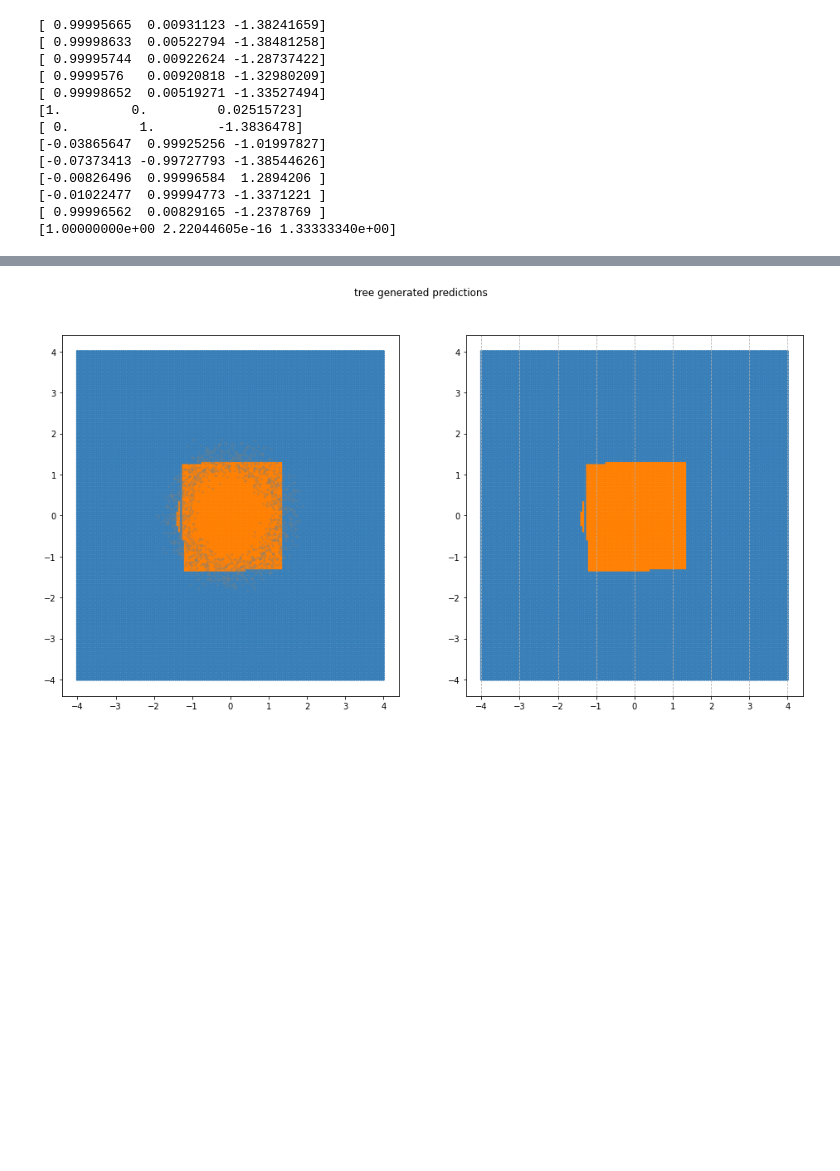
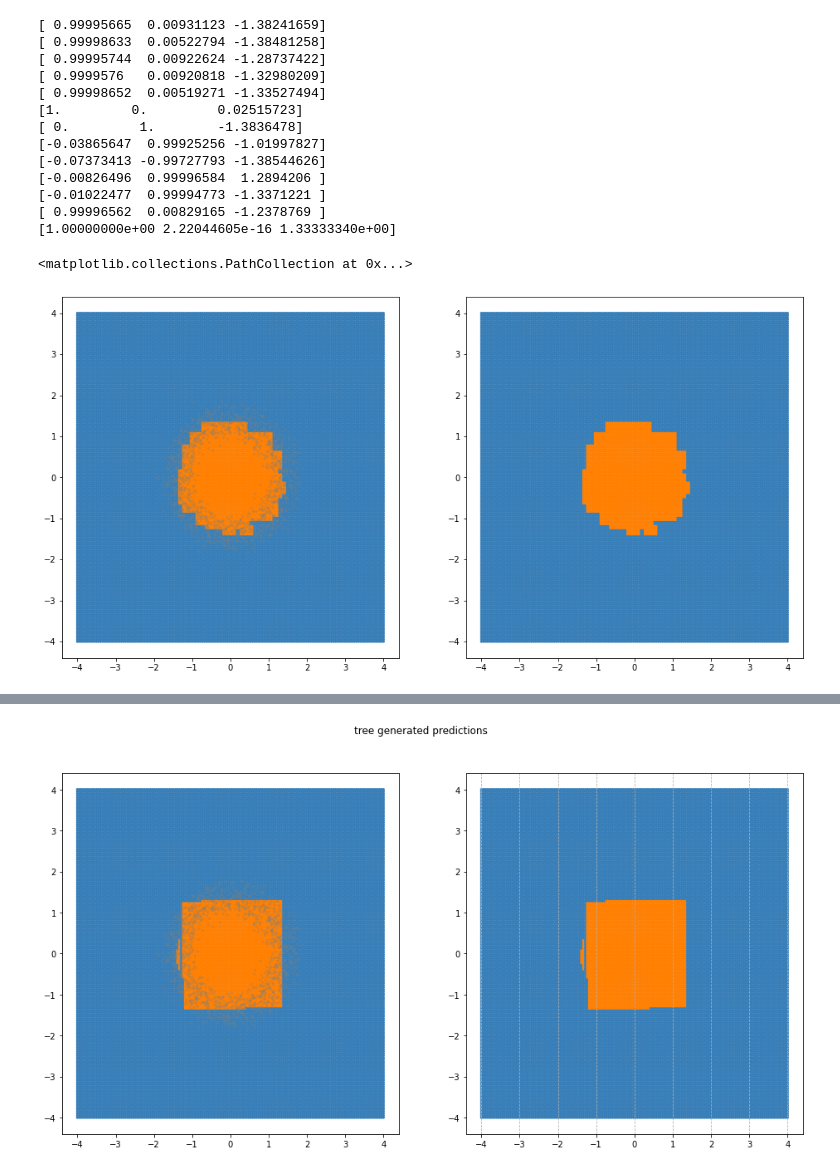
Before and after one commit to junzeye/OCT_vs_NN, a Jupyter notebook: 2D_experiments/scratch_circle.ipynb, the cells around one changed output, grey strips where cells are left out. Drawn from its saved outputs; the diff is of its cells as text; code cells hidden in the pictures; blank space fills up the shorter version.

```diff
--- a/2D_experiments/scratch_circle.ipynb
+++ b/2D_experiments/scratch_circle.ipynb
@@ -245,6 +261,18 @@ for n in nodes:
 [-0.01022477  0.99994773 -1.3371221 ]
 [ 0.99996562  0.00829165 -1.2378769 ]
 [1.00000000e+00 2.22044605e-16 1.33333340e+00]
+# %%
+# CART: axis-parallel splits
+# tree depth = 7
+fig, (ax1, ax2) = plt.subplots(1, 2, figsize=(16, 8))
+
+ax1.scatter(grid_x[:,0], grid_x[:,1], color = colors[grid_y_pred], s = 5)
+ax1.scatter(moon_x[:,0], moon_x[:,1], color = 'gray', s = 5, alpha = 0.2)
+
+ax2.scatter(grid_x[:,0], grid_x[:,1], color = colors[grid_y_pred], s = 5)
+# %% [output]
+<matplotlib.collections.PathCollection at 0x...>
+[figure, added]
 # %%
 fig, (ax1, ax2) = plt.subplots(1, 2, figsize=(16, 8))
 # fig.suptitle('tree generated predictions')
```
Also changed, not shown: parts of 3 cells of this notebook, 14 other files.
